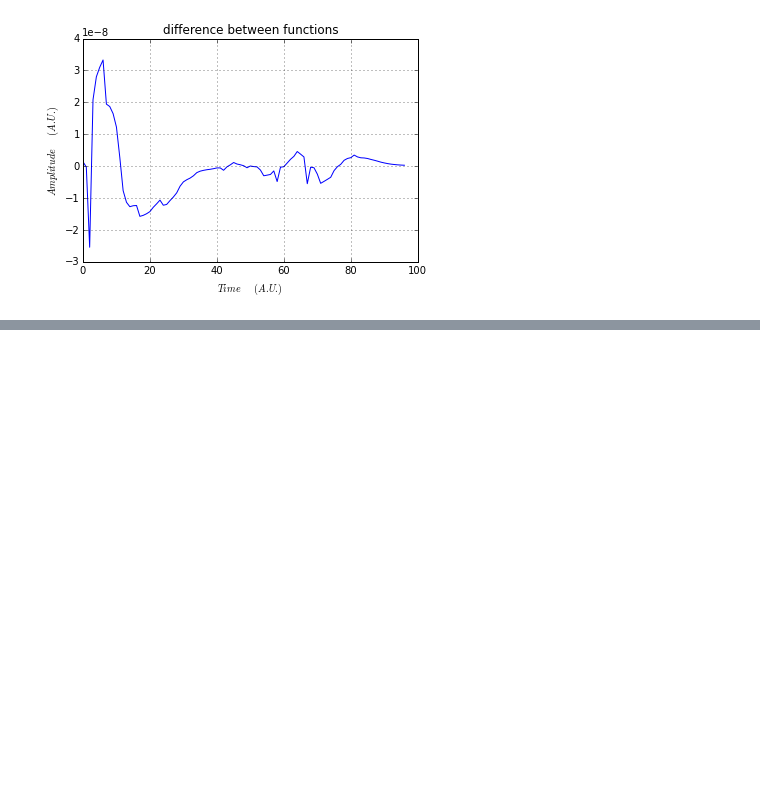
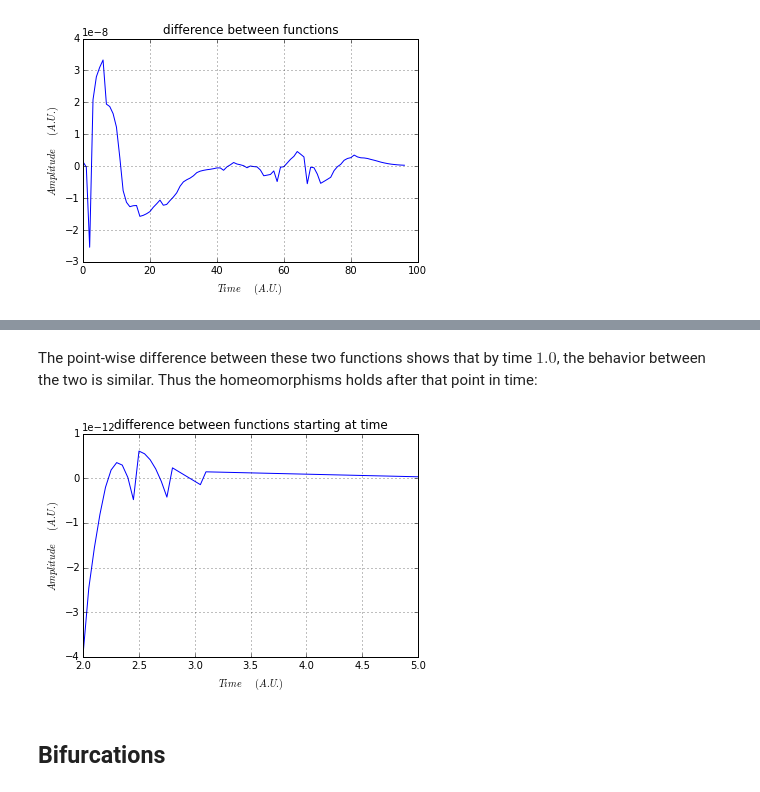
Before and after one commit to iranroman/WCNN_examples, a Jupyter notebook: ii_i_i_dyn_sys.ipynb, the cells around one changed output, grey strips where cells are left out. Cells and saved outputs as stored; diff of their text form; code cells hidden in the pictures; blank space fills up the shorter version.

```diff
--- a/ii_i_i_dyn_sys.ipynb
+++ b/ii_i_i_dyn_sys.ipynb
@@ -304,0 +364,13 @@ plt.show()
+# %% [markdown]
+The point-wise difference between these two functions shows that by time $1.0$, the behavior between the two is similar. Thus the homeomorphisms holds after that point in time:
+# %%
+plt.plot(t[40:],sol_z[40:] - sol_z_eps[40:])
+plt.title("difference between functions starting at time ")
+plt.xlabel("$Time \quad (A.U.)$")
+plt.ylabel("$Amplitude \quad (A.U.)$")
+plt.grid()
+plt.show()
+# %% [output]
+[figure, added]
+# %% [markdown]
+## Bifurcations ##
```
Also changed, not shown: parts of 6 cells of this notebook.
